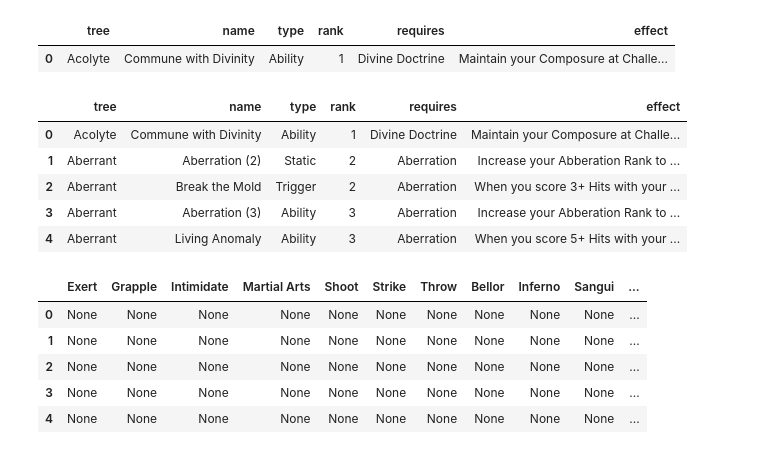
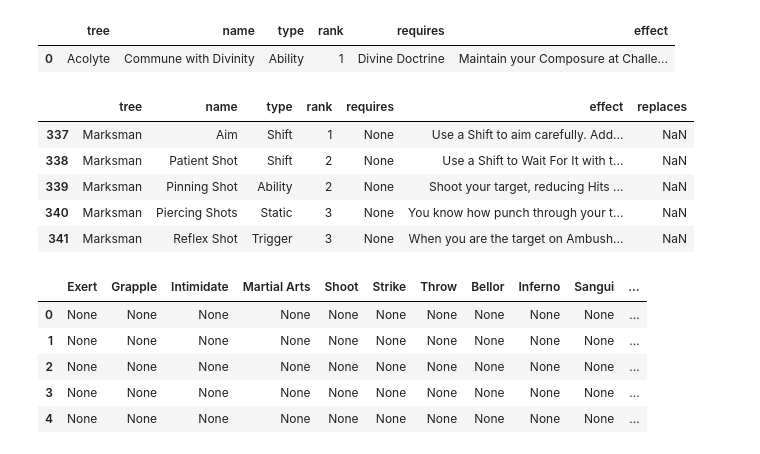
Before and after one commit to donalharrison/no1_system, a Jupyter notebook: code/build_character_sheet/nb_build_character_sheet.ipynb, the cells around one changed output. Cells and saved outputs as stored; diff of their text form; code cells hidden in the pictures.

```diff
--- a/code/build_character_sheet/nb_build_character_sheet.ipynb
+++ b/code/build_character_sheet/nb_build_character_sheet.ipynb
@@ -65,19 +76,22 @@ t.groupby(['tree','name','type','rank','requires'])['effect'].apply('<br>'.join)
 df_talents = pd.DataFrame()
 for i in df_talents_raw.index:
     t = pd.DataFrame(df_talents_raw.iloc[i, 0])
-    v = t.groupby(['tree','name','type','rank','requires'])['effect'].apply('<br>'.join).reset_index()
+    if len(t['effect']) > 1:
+        v = t.groupby(['tree','name','type','rank','requires'])['effect'].apply('<br>'.join).reset_index()
+    else:
+        v = t.copy()
     df_talents = pd.concat([df_talents, v], axis=0)
 df_talents.reset_index(drop=True, inplace=True)
 df_talents['name'] = df_talents['name'].astype('str')
 # %%
-df_talents.head()
+df_talents[df_talents['tree']=='Marksman'].head()
 # %% [output]
-|  | tree | name | type | rank | requires | effect |
-| 0 | Acolyte | Commune with Divinity | Ability | 1 | Divine Doctrine | Maintain your Composure at Challe... |
-| 1 | Aberrant | Aberration (2) | Static | 2 | Aberration | Increase your Abberation Rank to ... |
-| 2 | Aberrant | Break the Mold | Trigger | 2 | Aberration | When you score 3+ Hits with your ... |
-| 3 | Aberrant | Aberration (3) | Ability | 3 | Aberration | Increase your Abberation Rank to ... |
-| 4 | Aberrant | Living Anomaly | Ability | 3 | Aberration | When you score 5+ Hits with your ... |
+|  | tree | name | type | rank | requires | effect | replaces |
+| 337 | Marksman | Aim | Shift | 1 | None | Use a Shift to aim carefully. Add... | NaN |
+| 338 | Marksman | Patient Shot | Shift | 2 | None | Use a Shift to Wait For It with t... | NaN |
+| 339 | Marksman | Pinning Shot | Ability | 2 | None | Shoot your target, reducing Hits ... | NaN |
+| 340 | Marksman | Piercing Shots | Static | 3 | None | You know how punch through your t... | NaN |
+| 341 | Marksman | Reflex Shot | Trigger | 3 | None | When you are the target on Ambush... | NaN |
 # %%
 skills = ["Exert","Grapple","Intimidate","Martial Arts","Shoot","Strike","Throw","Bellor","Inferno","Sangui","Tempest","Implements","Insight","Legerdemain","Operate","Stealth","Tactics","Tumble","Mori","Nox","Plaga","Squall","Craft","Pilot","Analyze","Computers","Cosmology","Current Events","Deceive","History","Linguistics","Nature","Navigate","Persuade","Research","Skrimisiology","Streetwise","Survival","Theology","Arithm","Medicine","Mentis","Phylla","Rime","Torrent","Composure","Endure","Focus","Investigate","Lead","Perceive","Forma","Locus","Lux","Ordi","Tellus","Aether","Destroy","Intuit","Luck","Nihil","Resist","Tempor","Vivus"]
 # %%
```
Also changed, not shown: parts of 19 cells of this notebook, 3 other files.
